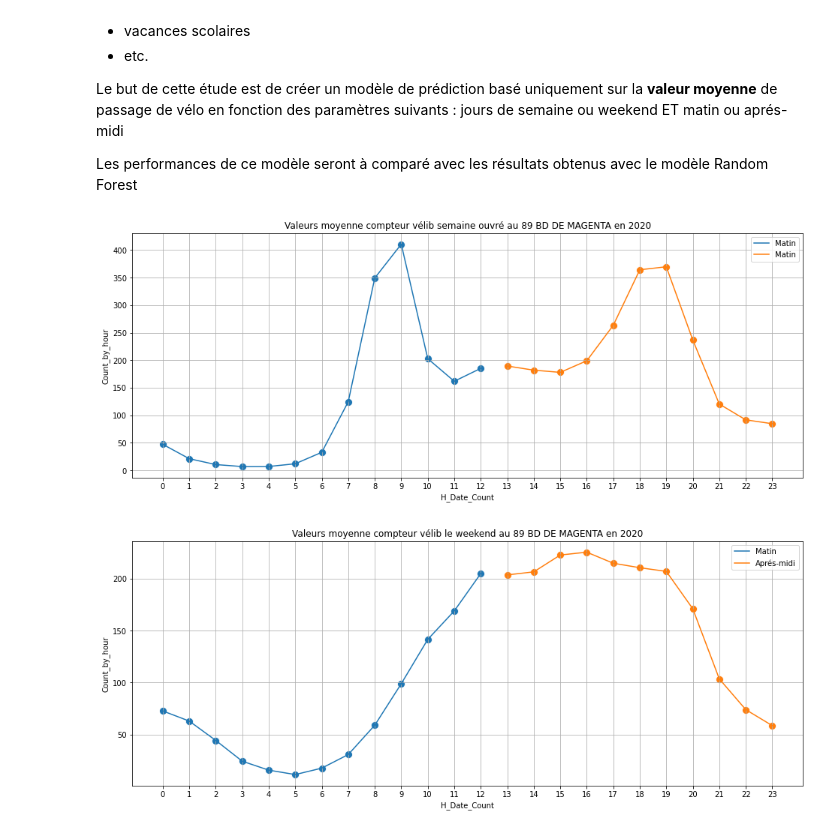
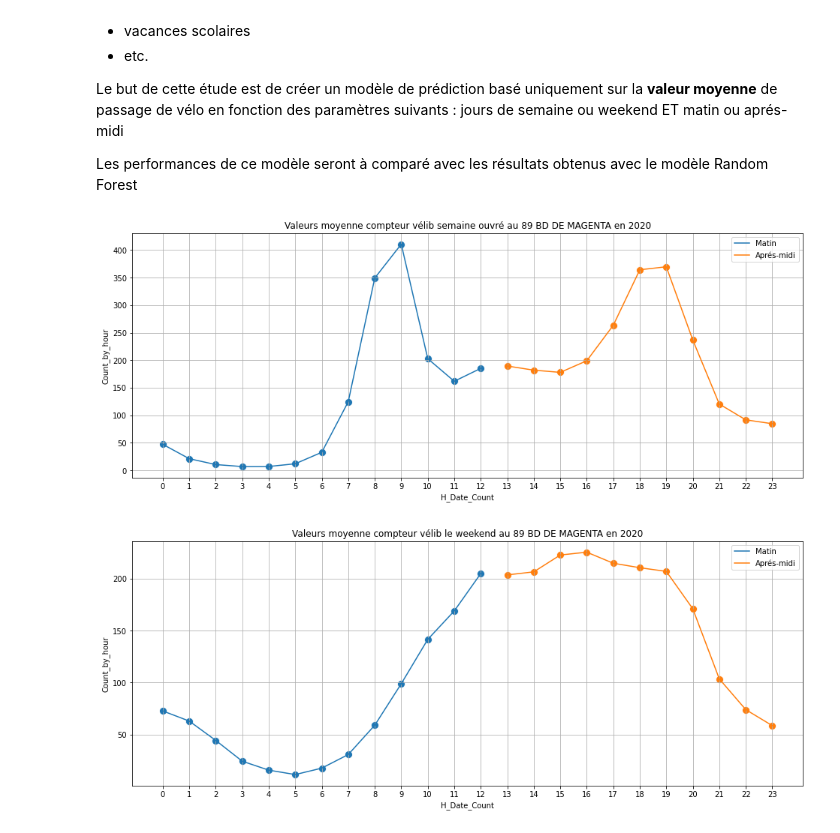
Before and after one commit to tanouar/ParisPyVelib, a Jupyter notebook: Notebook4_Modelisation_feats_resolution.ipynb, the cells around one changed output. Cells and saved outputs as stored; diff of their text form; code cells hidden in the pictures.

```diff
--- a/Notebook4_Modelisation_feats_resolution.ipynb
+++ b/Notebook4_Modelisation_feats_resolution.ipynb
@@ -482,27 +484,27 @@ Les performances de ce modèle seront à comparé avec les résultats obtenus av
 # %%
 # Séparation des données pour calcul moyenne uniquement en semaine matin et aprés midi
 df_AM = df[(df.AM_PM == "AM") & (df.week_day_type == "week")]
 df_PM = df[(df.AM_PM == "PM") & (df.week_day_type == "week")]
 
 # Calcul valeur moyenne pour chaque jour de la semaine sur l'année 2020
 df_AM = df_AM.groupby(['Dweek_Date_Count', pd.Grouper(key='H_Date_Count')]).agg({'Count_by_hour' : 'mean'}).reset_index()
 df_PM = df_PM.groupby(['Dweek_Date_Count', pd.Grouper(key='H_Date_Count')]).agg({'Count_by_hour' : 'mean'}).reset_index()
 
 # Calcul valeur moyenne pour tous les jours de la semaine
 df_AM_week = df_AM.groupby('H_Date_Count').agg({'Count_by_hour' : 'mean'}).reset_index()
 df_PM_week = df_PM.groupby('H_Date_Count').agg({'Count_by_hour' : 'mean'}).reset_index()
 
 # Affichage de la forme de référence pour AM et PM
 plt.figure(figsize=(16,6))
 sns.scatterplot(x='H_Date_Count', y='Count_by_hour', s=100, data=df_AM_week)
 sns.lineplot(x='H_Date_Count', y='Count_by_hour', data=df_AM_week, label='Matin')
 sns.scatterplot(x='H_Date_Count', y='Count_by_hour', s=100, data=df_PM_week)
-sns.lineplot(x='H_Date_Count', y='Count_by_hour', data=df_PM_week, label='Matin')
+sns.lineplot(x='H_Date_Count', y='Count_by_hour', data=df_PM_week, label='Aprés-midi')
 plt.xticks(np.arange(0, 24, 1))
 plt.title('Valeurs moyenne compteur vélib semaine ouvré au 89 BD DE MAGENTA en 2020')
 plt.grid('--');
 # %% [output]
-[figure, old version]
+[figure, new version]
 # %%
 # Séparation des données pour calcul moyenne uniquement le weekend matin et aprés midi
 df_AM = df[(df.AM_PM == "AM") & (df.week_day_type == "weekend")]
```
Also changed, not shown: parts of 18 cells of this notebook.
